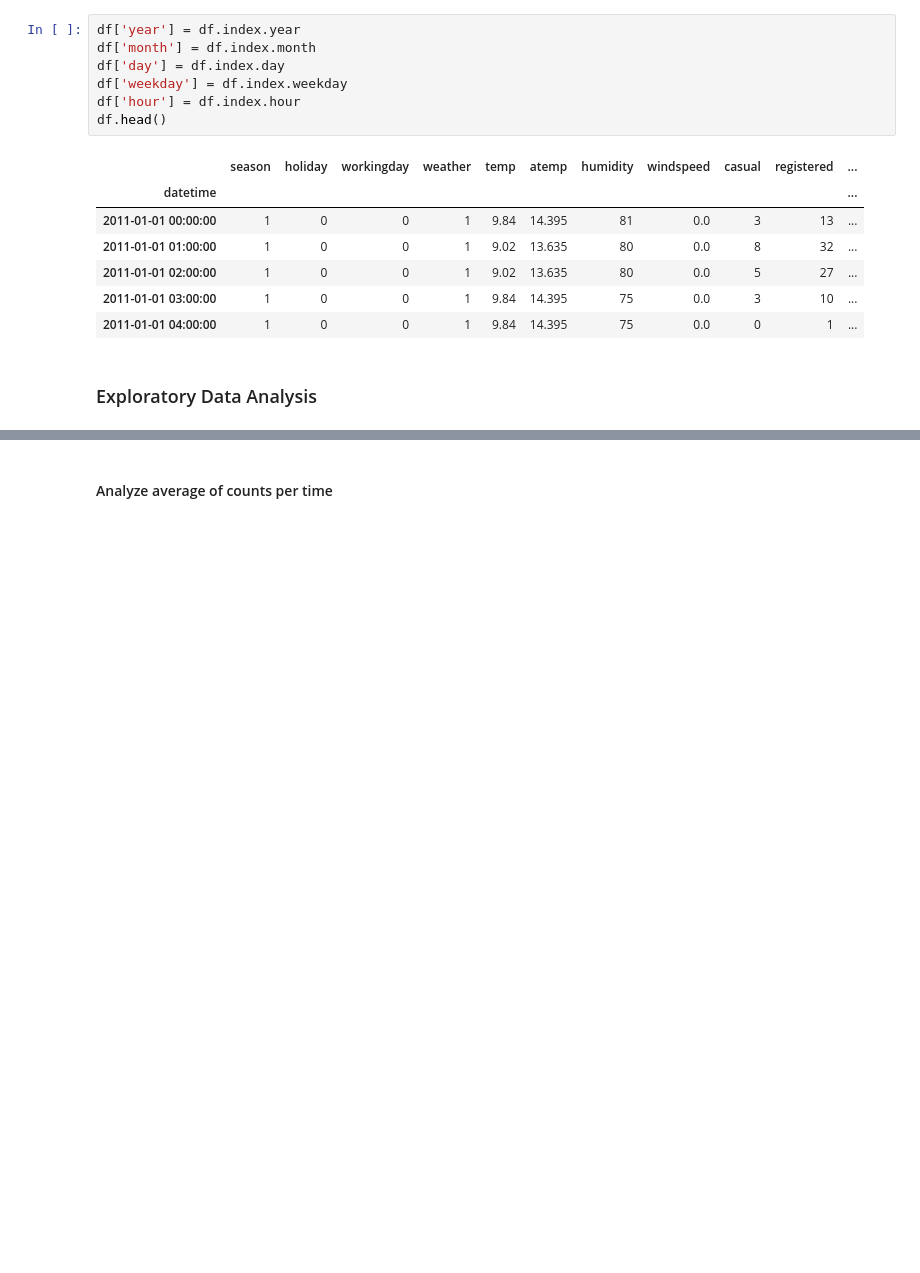
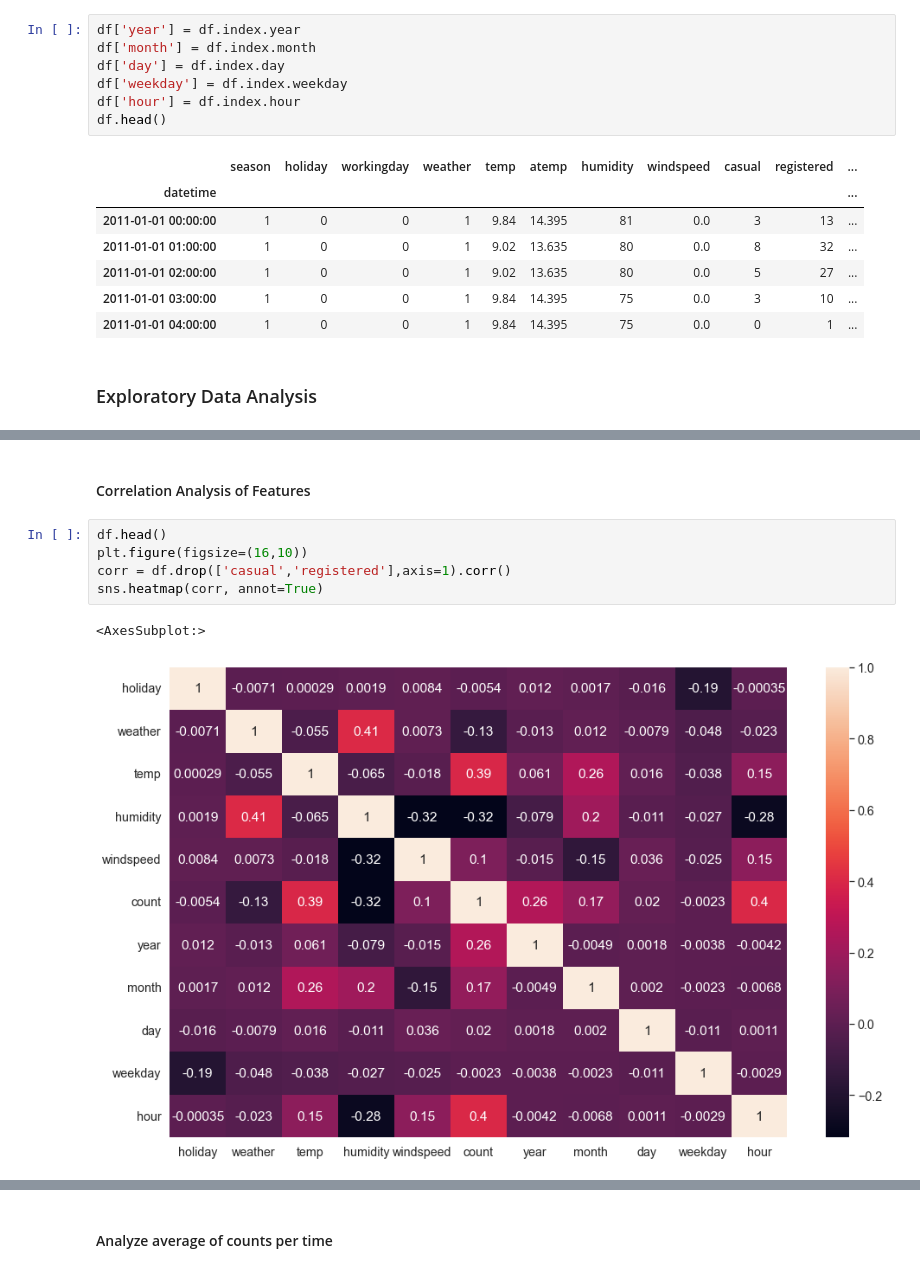
Before and after one commit to miladbehrooz/Bike_Rental_Prediction, a Jupyter notebook: codes/rental_bike_prediction.ipynb, the cells around one changed output, grey strips where cells are left out. Cells and saved outputs as stored; diff of their text form; blank space fills up the shorter version.

```diff
--- a/codes/rental_bike_prediction.ipynb
+++ b/codes/rental_bike_prediction.ipynb
@@ -80,0 +98,10 @@ df.head()
+# %% [markdown]
+#### Correlation Analysis of Features
+# %%
+df.head()
+plt.figure(figsize=(16,10))
+corr = df.drop(['casual','registered'],axis=1).corr()
+sns.heatmap(corr, annot=True)
+# %% [output]
+<AxesSubplot:>
+[figure, added]
```
Also changed, not shown: parts of 5 cells of this notebook.
